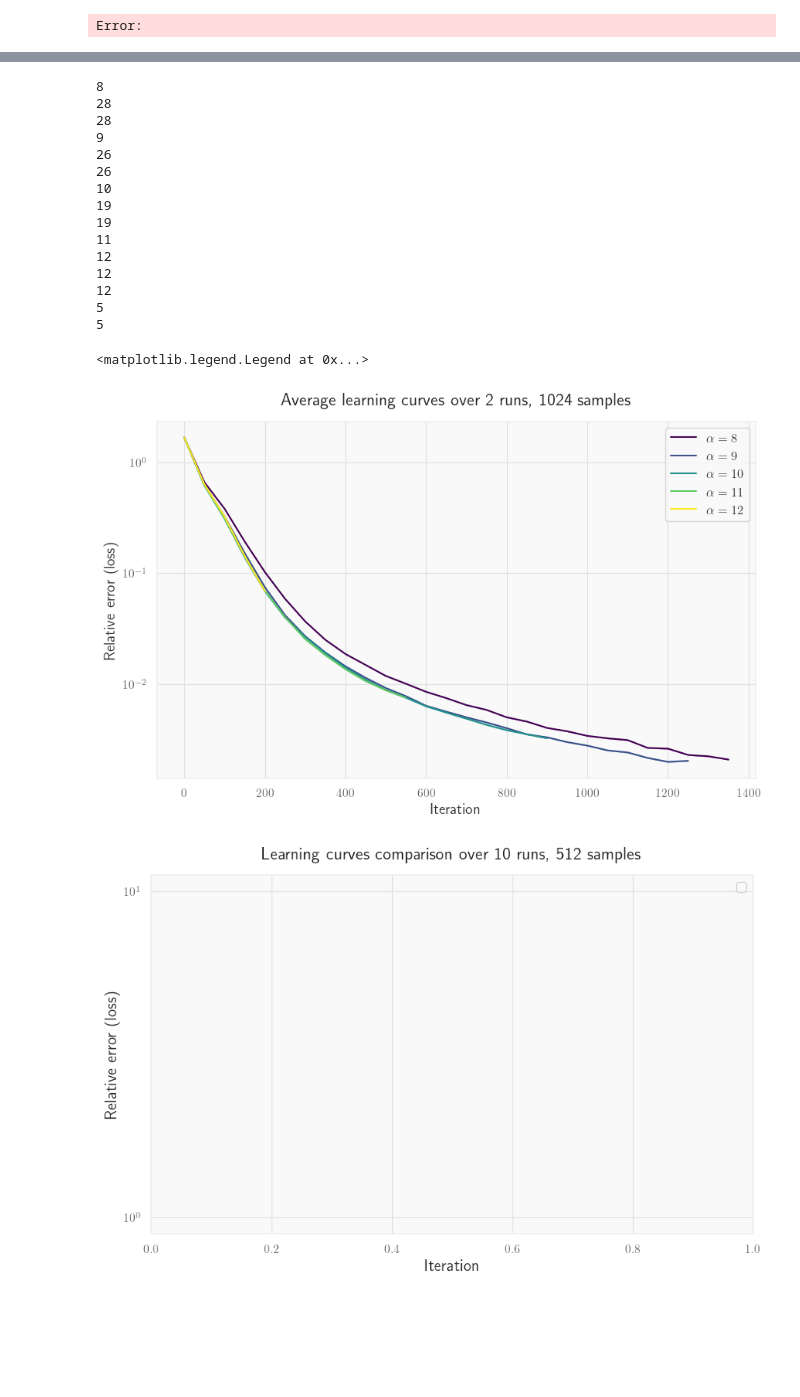
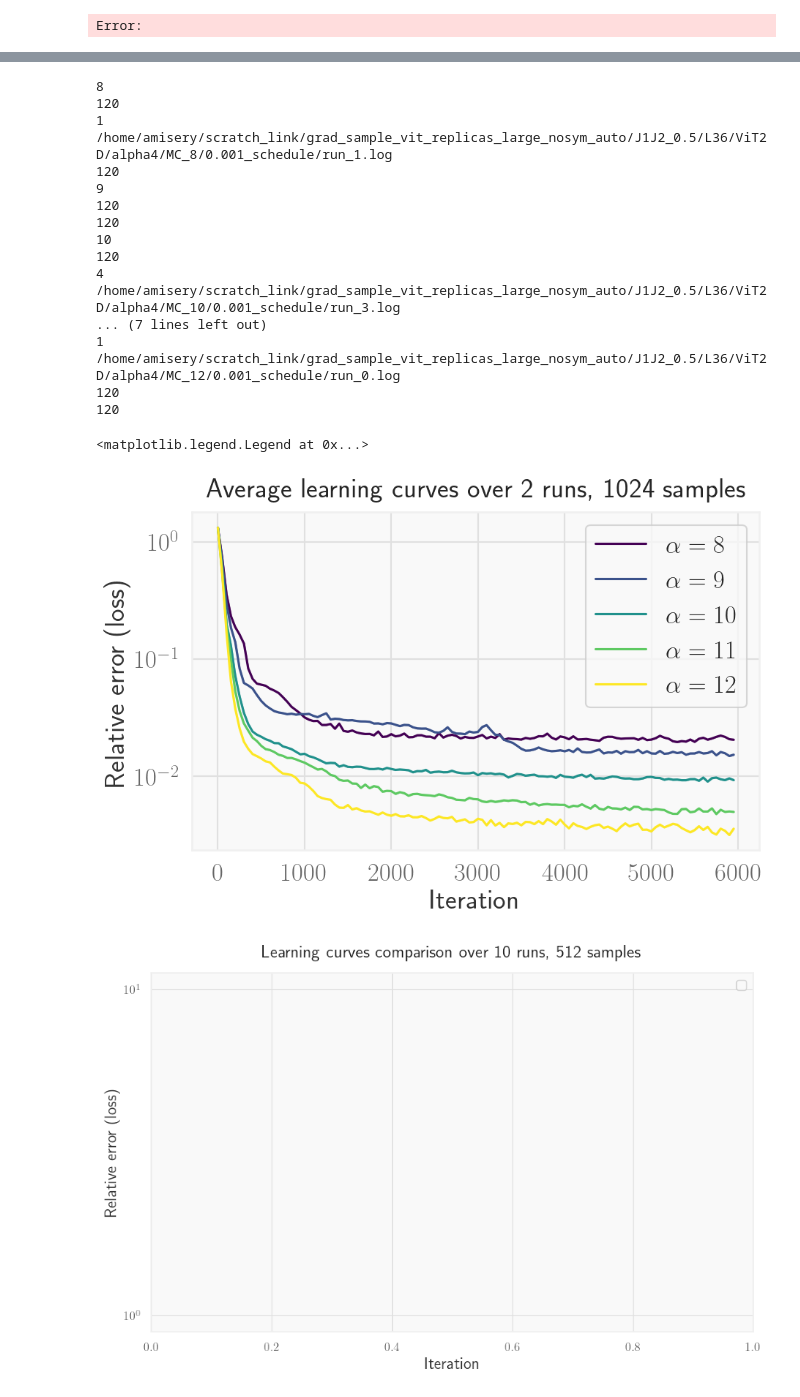
Before and after one commit to AntoineMsy/grad_sample, a Jupyter notebook: notebooks/is_analysis.ipynb, the cells around one changed output, grey strips where cells are left out. Saved outputs shown, nothing was run; the diff lists cells and outputs as text; code cells hidden in the pictures; blank space fills up the shorter version.

```diff
--- a/notebooks/is_analysis.ipynb
+++ b/notebooks/is_analysis.ipynb
@@ -391,8 +389,9 @@ plt.legend(bbox_to_anchor=(1,1))
 [figure]
 Error:
 # %%
-mc_sample = 10 #2**mc_sample samples
+mc_sample = 9 #2**mc_sample samples
 energy_path = '/home/amisery/phd/grad_sample/energy_ref_litt.json'
+
 with open(energy_path, "r") as f:
     energies = json.load(f)
 
@@ -402,7 +401,7 @@ coupling = "0.5"
 width = 6
 
 # for larger models print either energy per site or rel err wrt litterature
-is_keys = ['0.1', '0.5', '1.0', '1.5', '1.8', '2.0', 'isauto']
+is_keys = ['0.5', '1.0', '2.0']
 colors = viridis(jnp.linspace(0, 1,len(is_keys)))
 
 fig, ax = plt.subplots()
@@ -410,7 +409,11 @@ for idx, key in enumerate(is_keys):
     print(key)
     out_dict = {}
     # Define the main folder
-    main_folder = f"/home/amisery/scratch_link/grad_sample_vit1d_runs/J1J21d_0.8/L100/ViT1D/alpha8/MC_{mc_sample}_{key}"
+    if key == '2.0':
+        main_folder = base_path + f"/MC_{mc_sample}"
+    else :
+        main_folder = base_path + f"/MC_{mc_sample}_{key}"
+
     rel_err_val_l = []
     energies_dict = energies[model][coupling][str(width)]
     # Iterate through subfolders
@@ -439,10 +442,10 @@ for idx, key in enumerate(is_keys):
                             #     l_ref = len(rel_err)
                             # plt.plot(rel_err_it, rel_err, label=file_path)
                             print(len(rel_err))
-                            if jnp.nan in rel_err or min(rel_err) > 1e-2:
-                                num_nan_runs +=1
-                                print('nan found')
-                            elif len(rel_err) != 120:
+                            # if jnp.nan in rel_err or min(rel_err) > 1e-2:
+                            #     num_nan_runs +=1
+                            #     print('nan found')
+                            if len(rel_err) != 120:
                                 print(file_path)
                             else:
                                 rel_err_val_l.append(rel_err)
@@ -549,6 +676,7 @@ nan found
 # %%
 mc_sample = 10 #2**mc_sample samples
 energy_path = '/home/amisery/phd/grad_sample/energy_ref_litt.json'
+base_path = '/home/amisery/scratch_link/grad_sample_vit_replicas_large_nosym_auto/J1J2_0.5/L36/ViT2D/alpha4'
 with open(energy_path, "r") as f:
     energies = json.load(f)
 
@@ -566,7 +694,7 @@ for idx, key in enumerate(sample_sizes):
     print(key)
     out_dict = {}
     # Define the main folder
-    main_folder = f"/home/amisery/scratch_link/grad_sample_vit1d_runs/J1J21d_0.4/L100/ViT1D/alpha2/MC_{key}/0.001_schedule"
+    main_folder = base_path +  f"/MC_{key}/0.001_schedule"
     rel_err_val_l = []
     energies_dict = energies[model][coupling][str(width)]
     # Iterate through subfolders
@@ -592,12 +720,12 @@ for idx, key in enumerate(sample_sizes):
                         # if jnp.nan in rel_err or min(rel_err) > 1e-2:
                         #     num_nan_runs +=1
                         #     print('nan found')
-                        # elif len(rel_err) != 120:
-                        #     print(file_path)
-                        # else:
-                        rel_err_val_l.append(rel_err)
+                        if len(rel_err) != 120:
+                            print(file_path)
+                        else:
+                            rel_err_val_l.append(rel_err)
                         # rel_err_it = reindex_iterations_jax(jnp.array(log_data['Energy']['iters']))
-                        rel_err_it = jnp.array(log_data['rel_err']['iters'])
+                            rel_err_it = jnp.array(log_data['rel_err']['iters'])
 
                         # num_cv+=1
                         # num_runs +=1
@@ -645,46 +773,48 @@ for idx, key in enumerate(sample_sizes):
 #     except :
 #         num_runs -= 1
 
 # rel_err_val_l = np.stack(rel_err_l)
 # mean_rel = jnp.mean(rel_err_val_l,axis=0)
 # std_rel = jnp.std(rel_err_val_l,axis=0)
 # ymax = mean_rel + std_rel/(2*jnp.sqrt(2))
 # ymin = mean_rel - std_rel/(2*jnp.sqrt(2))
 # print(num_runs)
 # # plt.plot(rel_err_it, mean_rel, color='black', label=r'auto $\alpha$ ($\alpha_{init} = 2$)' + ', failure ratio %.2f'%(1 - num_conv_run/num_runs))
 # plt.plot(rel_err_it, mean_rel, color='black', label=r'auto $\alpha$ ($\alpha_{init} = 2$)')
 # plt.fill_between(rel_err_it, ymax, ymin, color = 'black', alpha=0.3)
 
 # auto_is = json.load(open('/home/amisery/scratch_link/grad_sample_vit1d_runs/J1J21d_0.4/L100/ViT1D/alpha8/MC_10_isauto/0.001_schedule/run_0.log'))
 # ax.plot(auto_is['rel_err']['iters'], auto_is['rel_err']['value'], color='black', label='auto alpha')
 
 # ax1 = ax.twinx()
 # ax1.plot(auto_is['alpha']['iters'], auto_is['alpha']['value'], label='auto alpha', color='black')
 
 ax.legend()
 ax.set_yscale('log')
 ax.set_xlabel('Iteration')
 ax.set_ylabel('Relative error (loss)')
 ax.set_title('Average learning curves over 2 runs, %d samples'%2**mc_sample)
 ax.legend(bbox_to_anchor=(1,1))
 # %% [output]
 8
-28
-28
+120
+1
+/home/amisery/scratch_link/grad_sample_vit_replicas_large_nosym_auto/J1J2_0.5/L36/ViT2D/alpha4/MC_8/0.001_schedule/run_1.log
+120
 9
-26
-26
+120
+120
 10
-19
-19
-11
-12
-12
-12
-5
-5
+120
+4
+/home/amisery/scratch_link/grad_sample_vit_replicas_large_nosym_auto/J1J2_0.5/L36/ViT2D/alpha4/MC_10/0.001_schedule/run_3.log
+... (7 lines left out)
+1
+/home/amisery/scratch_link/grad_sample_vit_replicas_large_nosym_auto/J1J2_0.5/L36/ViT2D/alpha4/MC_12/0.001_schedule/run_0.log
+120
+120
 <matplotlib.legend.Legend at 0x...>
-[figure, old version]
+[figure, new version]
 # %%
 plt.legend()
 plt.yscale('log')
```
Also changed, not shown: parts of 3 cells of this notebook, 4 other files.
